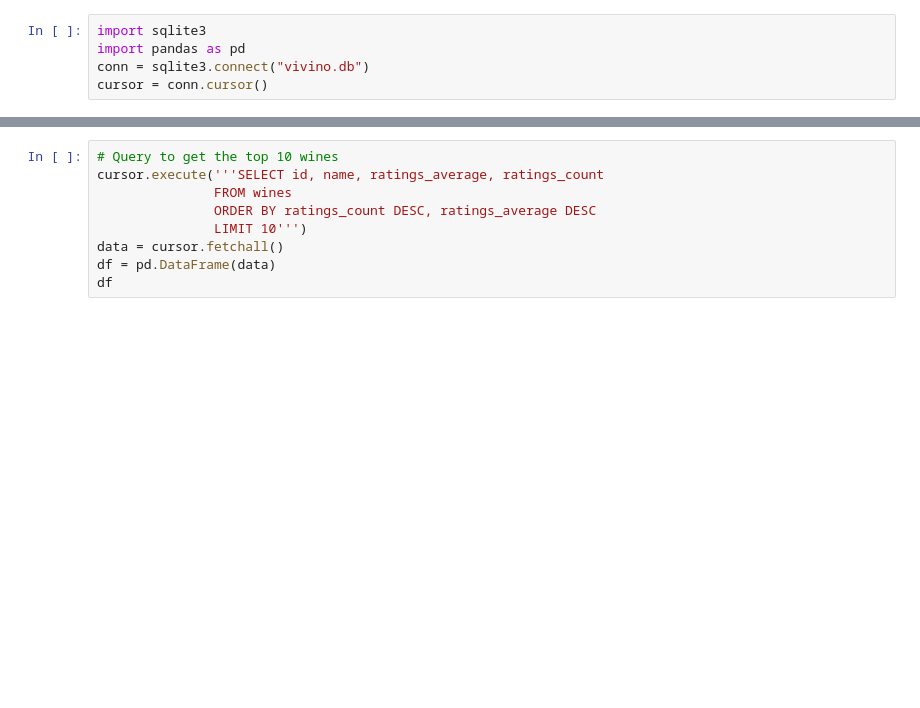
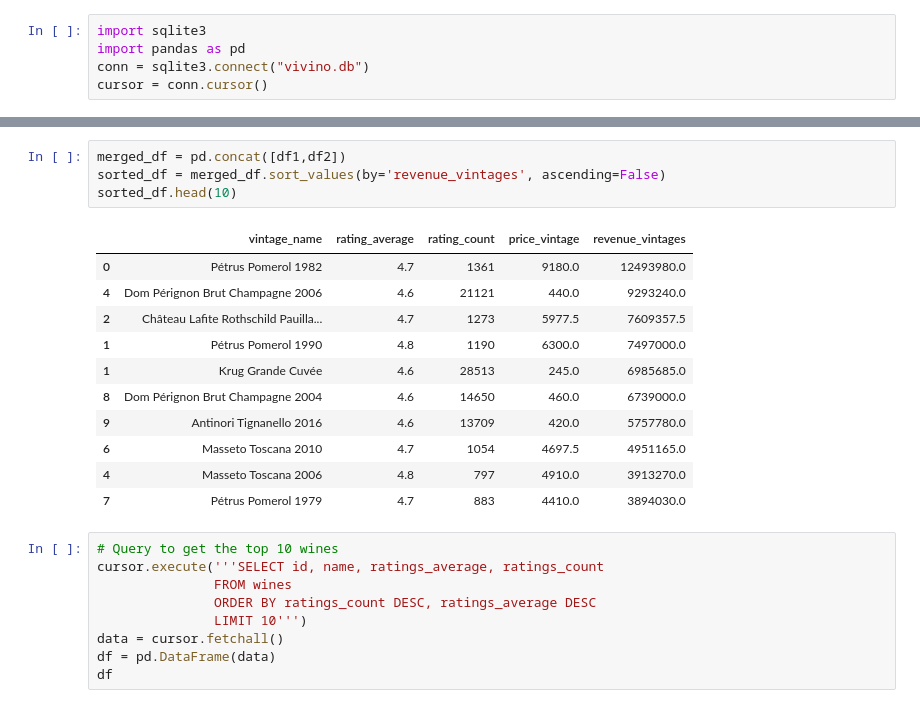
Before and after one commit to JonathanRabbi/Vivinio.Project, a Jupyter notebook: vivinio_niko.ipynb, the cells around one changed output, grey strips where cells are left out. Cells and saved outputs as stored; diff of their text form; blank space fills up the shorter version.

```diff
--- a/vivinio_niko.ipynb
+++ b/vivinio_niko.ipynb
@@ -31,3 +104,19 @@ df
+# %%
+merged_df = pd.concat([df1,df2])
+sorted_df = merged_df.sort_values(by='revenue_vintages', ascending=False)
+sorted_df.head(10)
+# %% [output]
+|  | vintage_name | rating_average | rating_count | price_vintage | revenue_vintages |
+| 0 | Pétrus Pomerol 1982 | 4.7 | 1361 | 9180.0 | 12493980.0 |
+| 4 | Dom Pérignon Brut Champagne 2006 | 4.6 | 21121 | 440.0 | 9293240.0 |
+| 2 | Château Lafite Rothschild Pauilla... | 4.7 | 1273 | 5977.5 | 7609357.5 |
+| 1 | Pétrus Pomerol 1990 | 4.8 | 1190 | 6300.0 | 7497000.0 |
+| 1 | Krug Grande Cuvée | 4.6 | 28513 | 245.0 | 6985685.0 |
+| 8 | Dom Pérignon Brut Champagne 2004 | 4.6 | 14650 | 460.0 | 6739000.0 |
+| 9 | Antinori Tignanello 2016 | 4.6 | 13709 | 420.0 | 5757780.0 |
+| 6 | Masseto Toscana 2010 | 4.7 | 1054 | 4697.5 | 4951165.0 |
+| 4 | Masseto Toscana 2006 | 4.8 | 797 | 4910.0 | 3913270.0 |
+| 7 | Pétrus Pomerol 1979 | 4.7 | 883 | 4410.0 | 3894030.0 |
 # %%
 # Query to get the top 10 wines
 cursor.execute('''SELECT id, name, ratings_average, ratings_count
```
Also changed, not shown: parts of 8 cells of this notebook, 1 other file.
